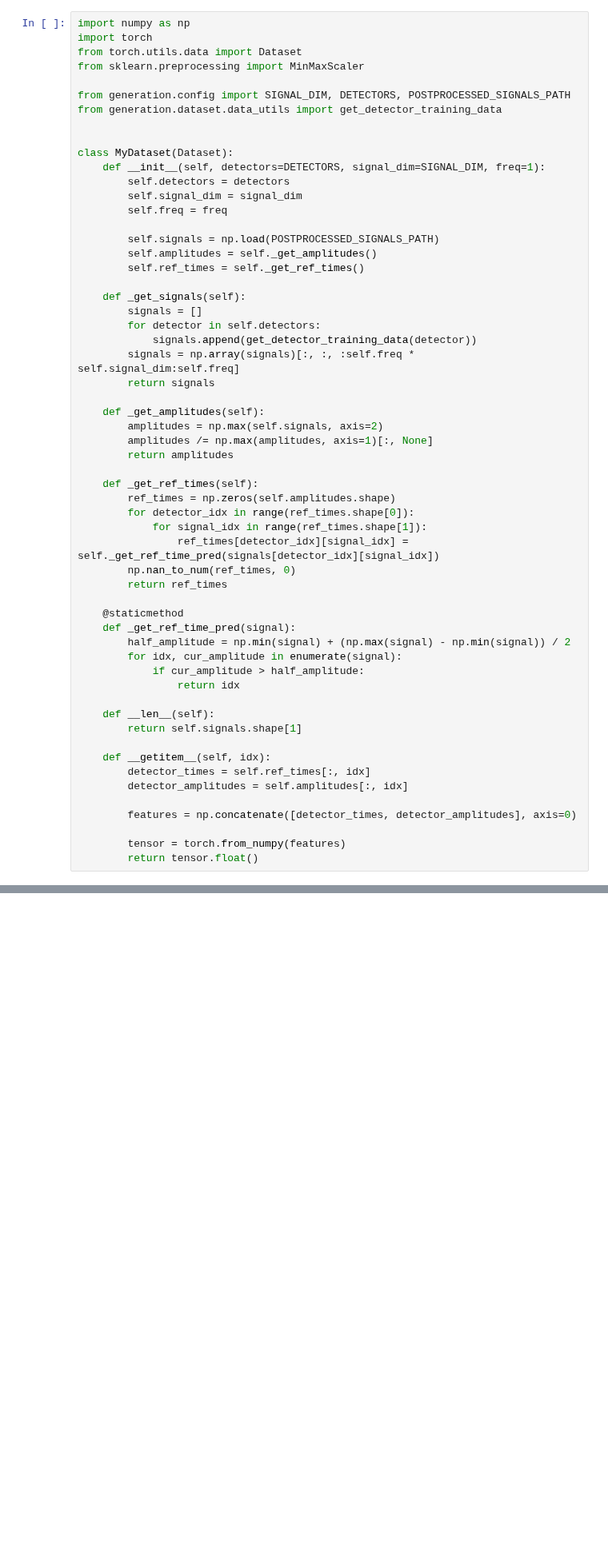
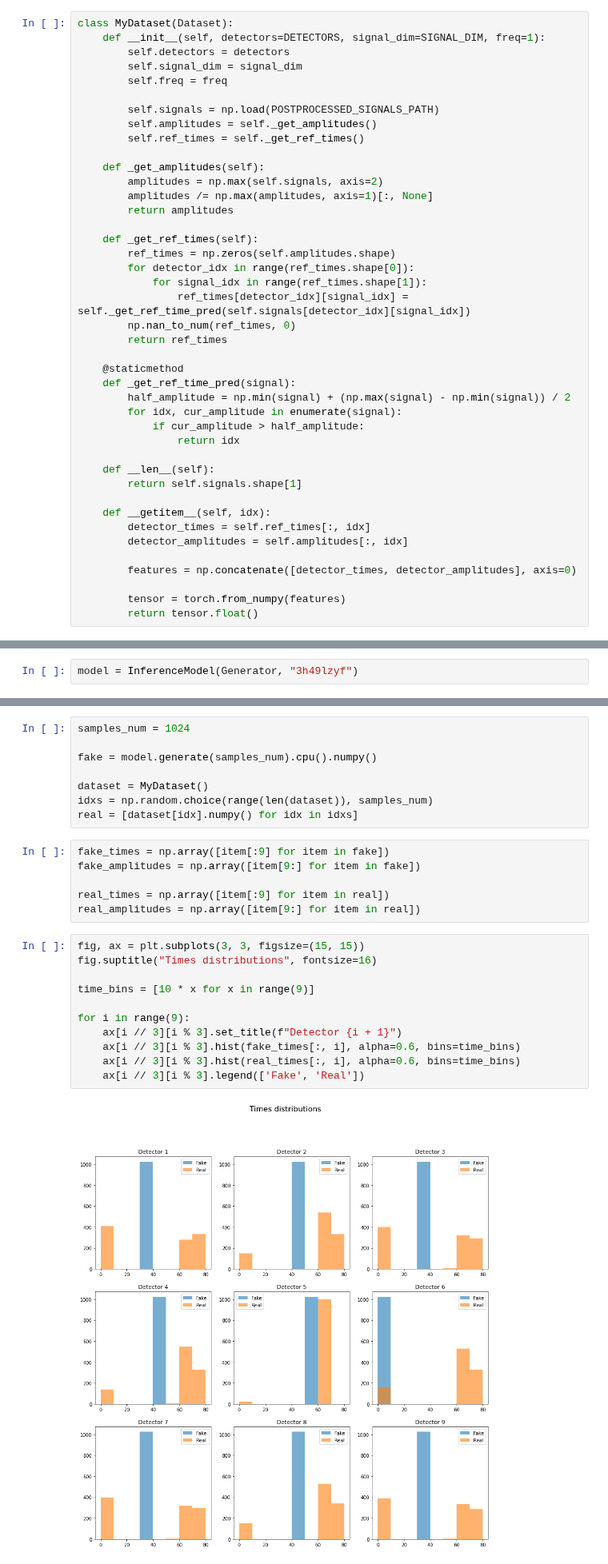
Before and after one commit to whiteRa2bit/hep_generative_models, a Jupyter notebook: notebooks/draft.ipynb, the cells around one changed output, grey strips where cells are left out. Shown at 80% size. Saved outputs shown, nothing was run; the diff lists cells and outputs as text; blank space fills up the shorter version.

```diff
--- a/notebooks/draft.ipynb
+++ b/notebooks/draft.ipynb
@@ -3,13 +11,4 @@
 # %%
-import numpy as np
-import torch
-from torch.utils.data import Dataset
-from sklearn.preprocessing import MinMaxScaler
-
-from generation.config import SIGNAL_DIM, DETECTORS, POSTPROCESSED_SIGNALS_PATH
-from generation.dataset.data_utils import get_detector_training_data
-
-
 class MyDataset(Dataset):
     def __init__(self, detectors=DETECTORS, signal_dim=SIGNAL_DIM, freq=1):
         self.detectors = detectors
@@ -20,13 +19,6 @@ class MyDataset(Dataset):
         self.amplitudes = self._get_amplitudes()
         self.ref_times = self._get_ref_times()
 
-    def _get_signals(self):
-        signals = []
-        for detector in self.detectors:
-            signals.append(get_detector_training_data(detector))
-        signals = np.array(signals)[:, :, :self.freq * self.signal_dim:self.freq]
-        return signals
-
     def _get_amplitudes(self):
         amplitudes = np.max(self.signals, axis=2)
         amplitudes /= np.max(amplitudes, axis=1)[:, None]
@@ -36,7 +28,7 @@ class MyDataset(Dataset):
         ref_times = np.zeros(self.amplitudes.shape)
         for detector_idx in range(ref_times.shape[0]):
             for signal_idx in range(ref_times.shape[1]):
-                ref_times[detector_idx][signal_idx] = self._get_ref_time_pred(signals[detector_idx][signal_idx])
+                ref_times[detector_idx][signal_idx] = self._get_ref_time_pred(self.signals[detector_idx][signal_idx])
         np.nan_to_num(ref_times, 0)
         return ref_times
 
@@ -217,0 +95,2 @@ ValueError: axes don't match array
+# %%
+model = InferenceModel(Generator, "3h49lzyf")
@@ -217,0 +99,27 @@ ValueError: axes don't match array
+# %%
+samples_num = 1024
+
+fake = model.generate(samples_num).cpu().numpy()
+
+dataset = MyDataset()
+idxs = np.random.choice(range(len(dataset)), samples_num)
+real = [dataset[idx].numpy() for idx in idxs]
+# %%
+fake_times = np.array([item[:9] for item in fake])
+fake_amplitudes = np.array([item[9:] for item in fake])
+
+real_times = np.array([item[:9] for item in real])
+real_amplitudes = np.array([item[9:] for item in real])
+# %%
+fig, ax = plt.subplots(3, 3, figsize=(15, 15))
+fig.suptitle("Times distributions", fontsize=16)
+
+time_bins = [10 * x for x in range(9)]
+
+for i in range(9):
+    ax[i // 3][i % 3].set_title(f"Detector {i + 1}")
+    ax[i // 3][i % 3].hist(fake_times[:, i], alpha=0.6, bins=time_bins)
+    ax[i // 3][i % 3].hist(real_times[:, i], alpha=0.6, bins=time_bins)
+    ax[i // 3][i % 3].legend(['Fake', 'Real'])
+# %% [output]
+[figure, added]
```
Also changed, not shown: parts of 12 cells of this notebook, 4 other files.
